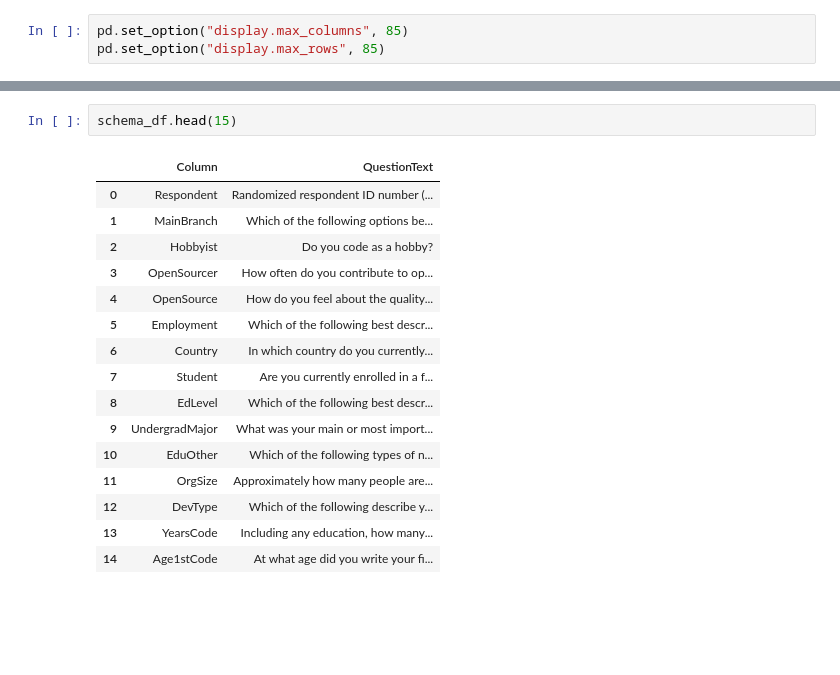
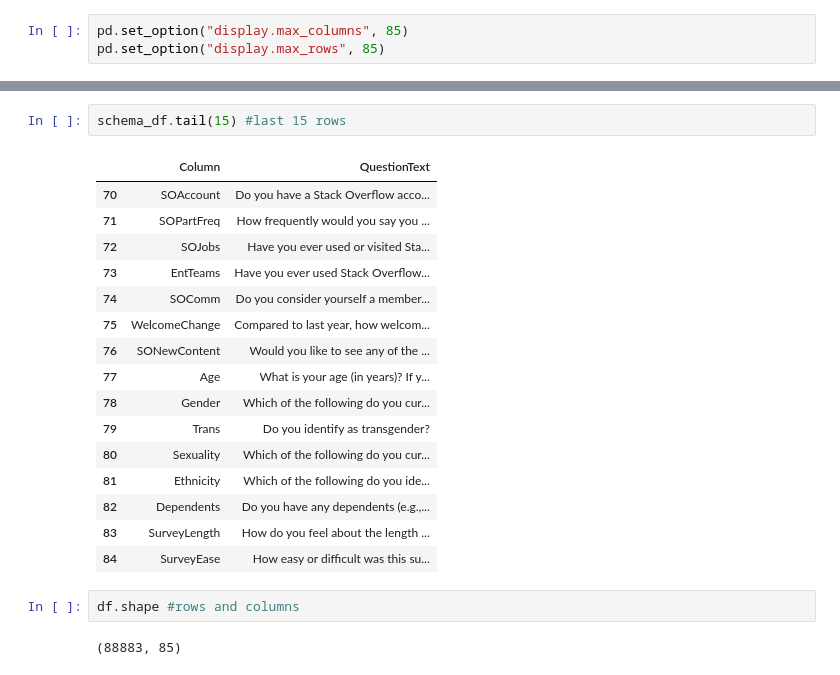
Before and after one commit to jkaikkonen/Pandas-training, a Jupyter notebook: Panda Demo.ipynb, the cells around one changed output, grey strips where cells are left out. Drawn from its saved outputs; the diff is of its cells as text; blank space fills up the shorter version.

Commit message:
Slicing rows and columns in panda demo

```diff
--- a/Panda Demo.ipynb
+++ b/Panda Demo.ipynb
@@ -26,21 +26,25 @@ df.head(15)
 | 13 | 14 | I am a developer by profession | Yes | Less than once per year | The quality of OSS and closed sou... | Employed full-time | Germany | No | Other doctoral degree (Ph.D, Ed.D... | ... |
 | 14 | 15 | I am a student who is learning to... | Yes | Never | OSS is, on average, of HIGHER qua... | Not employed, but looking for work | India | Yes, full-time | Secondary school (e.g. American h... | ... |
 # %%
-schema_df.head(15)
+schema_df.tail(15) #last 15 rows
 # %% [output]
 |  | Column | QuestionText |
-| 0 | Respondent | Randomized respondent ID number (... |
-| 1 | MainBranch | Which of the following options be... |
-| 2 | Hobbyist | Do you code as a hobby? |
-| 3 | OpenSourcer | How often do you contribute to op... |
-| 4 | OpenSource | How do you feel about the quality... |
-| 5 | Employment | Which of the following best descr... |
-| 6 | Country | In which country do you currently... |
-| 7 | Student | Are you currently enrolled in a f... |
-| 8 | EdLevel | Which of the following best descr... |
-| 9 | UndergradMajor | What was your main or most import... |
-| 10 | EduOther | Which of the following types of n... |
-| 11 | OrgSize | Approximately how many people are... |
-| 12 | DevType | Which of the following describe y... |
-| 13 | YearsCode | Including any education, how many... |
-| 14 | Age1stCode | At what age did you write your fi... |
+| 70 | SOAccount | Do you have a Stack Overflow acco... |
+| 71 | SOPartFreq | How frequently would you say you ... |
+| 72 | SOJobs | Have you ever used or visited Sta... |
+| 73 | EntTeams | Have you ever used Stack Overflow... |
+| 74 | SOComm | Do you consider yourself a member... |
+| 75 | WelcomeChange | Compared to last year, how welcom... |
+| 76 | SONewContent | Would you like to see any of the ... |
+| 77 | Age | What is your age (in years)? If y... |
+| 78 | Gender | Which of the following do you cur... |
+| 79 | Trans | Do you identify as transgender? |
+| 80 | Sexuality | Which of the following do you cur... |
+| 81 | Ethnicity | Which of the following do you ide... |
+| 82 | Dependents | Do you have any dependents (e.g.,... |
+| 83 | SurveyLength | How do you feel about the length ... |
+| 84 | SurveyEase | How easy or difficult was this su... |
+# %%
+df.shape #rows and columns
+# %% [output]
+(88883, 85)
```
Also changed, not shown: parts of 6 cells of this notebook, 1 other file.
